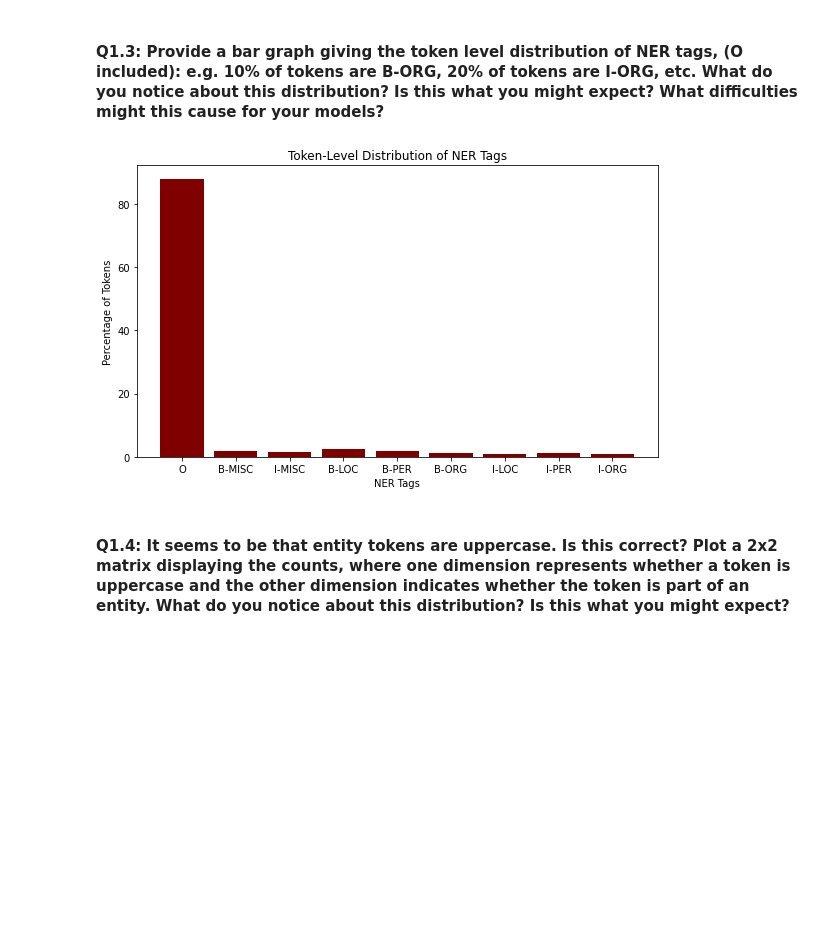
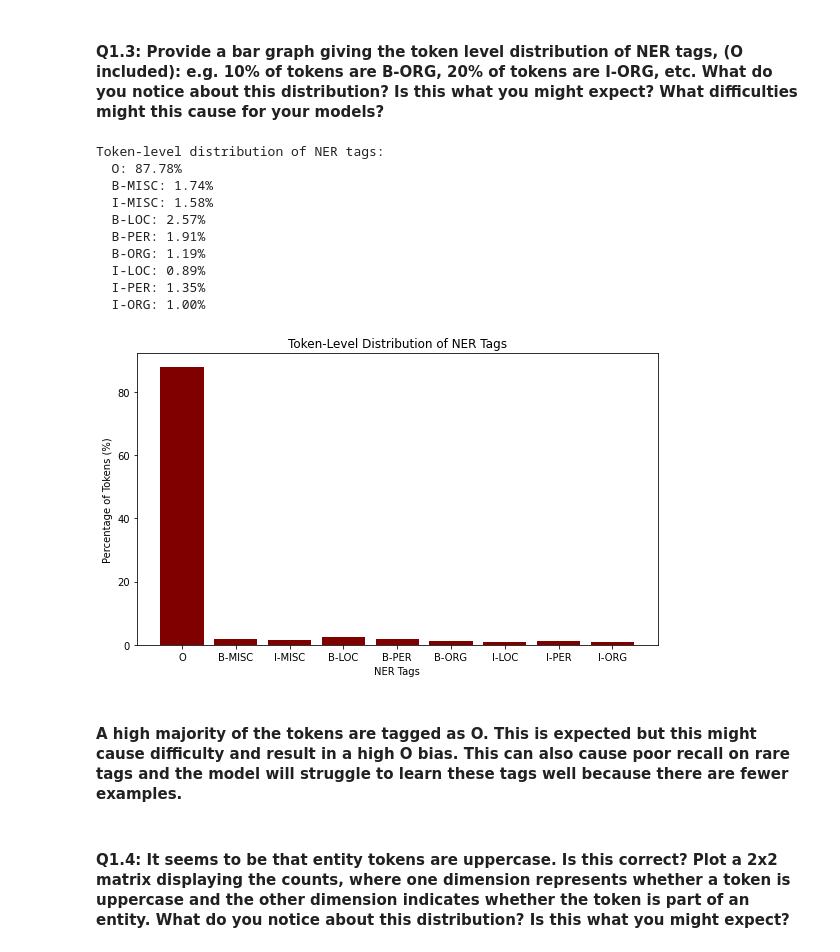
Before and after one commit to AbdulganiMuhammedsanii/nlphw1, a Jupyter notebook: hw1-release/hw1_studentfacing_sp25_cs4740.ipynb, the cells around one changed output. Cells and saved outputs as stored; diff of their text form; code cells hidden in the pictures; blank space fills up the shorter version.

```diff
--- a/hw1-release/hw1_studentfacing_sp25_cs4740.ipynb
+++ b/hw1-release/hw1_studentfacing_sp25_cs4740.ipynb
@@ -195,40 +195,45 @@ plot_histogram(
 #### Q1.3: Provide a bar graph giving the token level distribution of NER tags, (O included): e.g. 10% of tokens are B-ORG, 20% of tokens are I-ORG, etc. What do you notice about this distribution? Is this what you might expect? What difficulties might this cause for your models?
 # %%
 # YOUR CODE HERE
-import matplotlib.pyplot as plt
-from collections import defaultdict
 
-tag_counts = defaultdict(int)
-for training in training_data['NER']:
-  for elem in training:
-      tag_counts[elem]+=1
+tag_counts = {}
+for ner_tags in training_data['NER']:
+    for tag in ner_tags:
+        tag_counts[tag] = tag_counts.get(tag, 0) + 1
 
-# Suppose `tag_counts` is a dictionary like:
-# {
-#   'O': 12000,
-#   'B-PER': 800,
-#   'I-PER': 600,
-#   'B-ORG': 700,
-#   'I-ORG': 500,
-#   ...
-# }
+total_tokens = sum(tag_counts.values())
 
+print("Token-level distribution of NER tags:")
+for tag, count in tag_counts.items():
+    percentage = (count / total_tokens) * 100
+    print(f"  {tag}: {percentage:.2f}%")
+
+# 3. Plot the distribution as a bar chart.
 tags = list(tag_counts.keys())
 counts = list(tag_counts.values())
-
-# Convert counts to percentages
-total_tokens = sum(counts)
 percentages = [(count / total_tokens) * 100 for count in counts]
 
 plt.figure(figsize=(8, 5))
 plt.bar(tags, percentages, color='maroon')
 plt.xlabel('NER Tags')
-plt.ylabel('Percentage of Tokens')
+plt.ylabel('Percentage of Tokens (%)')
 plt.title('Token-Level Distribution of NER Tags')
 plt.tight_layout()
 plt.show()
 # %% [output]
+Token-level distribution of NER tags:
+  O: 87.78%
+  B-MISC: 1.74%
+  I-MISC: 1.58%
+  B-LOC: 2.57%
+  B-PER: 1.91%
+  B-ORG: 1.19%
+  I-LOC: 0.89%
+  I-PER: 1.35%
+  I-ORG: 1.00%
-[figure, old version]
+[figure, new version]
+# %% [markdown]
+#### A high majority of the tokens are tagged as O. This is expected but this might cause difficulty and result in a high O bias. This can also cause poor recall on rare tags and the model will struggle to learn these tags well because there are fewer examples.
 # %% [markdown]
 #### Q1.4: It seems to be that entity tokens are uppercase. Is this correct? Plot a 2x2 matrix displaying the counts, where one dimension represents whether a token is uppercase and the other dimension indicates whether the token is part of an entity. What do you notice about this distribution? Is this what you might expect?
 # %%
```
